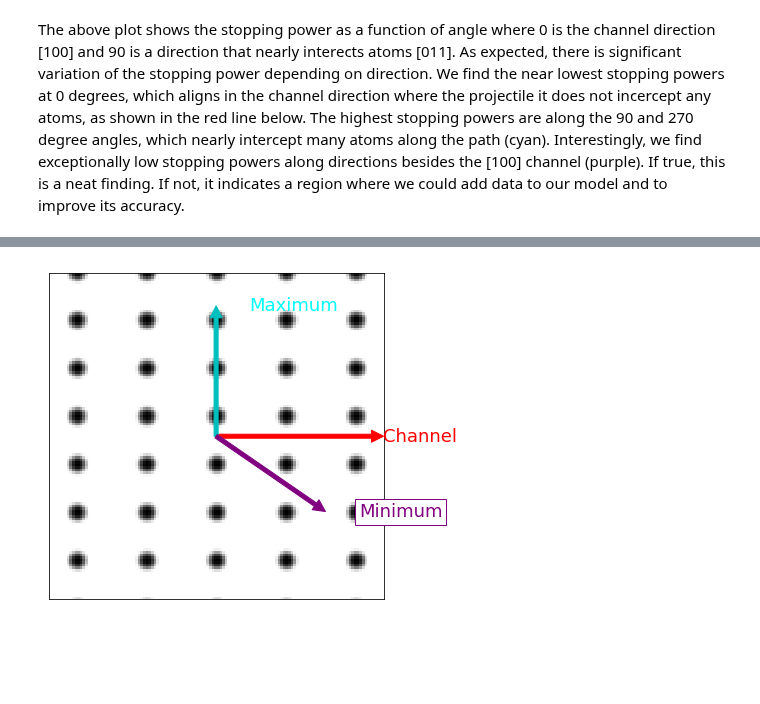
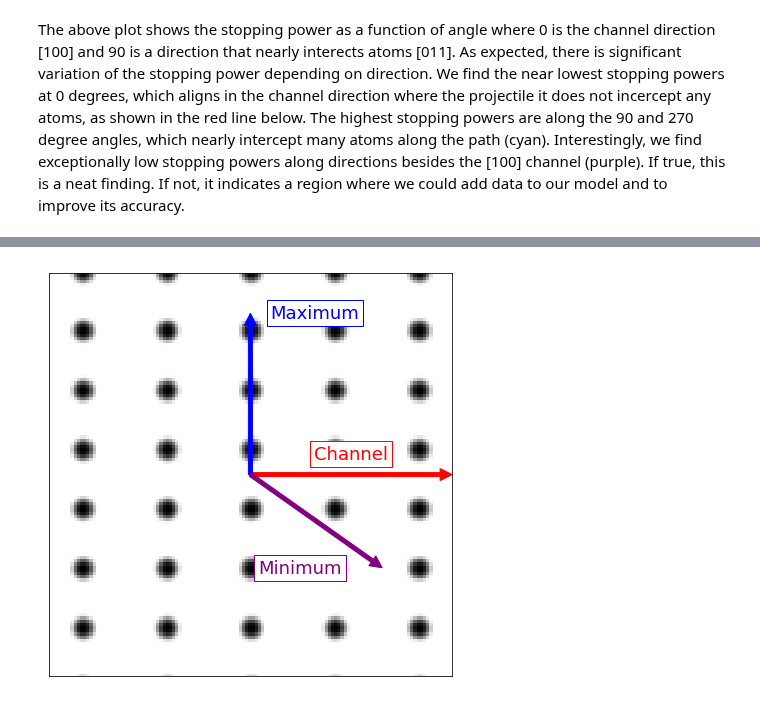
Before and after one commit to globus-labs/stopping-power-ml, a Jupyter notebook: single-velocity/3_evaluate-direction-dependence.ipynb, the cells around one changed output, grey strips where cells are left out. Saved outputs shown, nothing was run; the diff lists cells and outputs as text; code cells hidden in the pictures; blank space fills up the shorter version.

```diff
--- a/single-velocity/3_evaluate-direction-dependence.ipynb
+++ b/single-velocity/3_evaluate-direction-dependence.ipynb
@@ -328,13 +335,13 @@ Maximum number of evaluations: 105
 This chart shows the stopping power as the trajectory moves from the center of the channel to the top of the channel. The stopping power is lowest in the center of the channel and highest at the top (which is along the [100] plane).
 # %%
 fig, ax = plt.subplots(1,3)
-def make_trajectory_plot(ax, center, vec1, vec2, dist=0.4):
+def make_trajectory_plot(ax, center, vec1, vec2, dist=0.4, res=128):
     # Compute the normal vectors
     vec1 = np.array(vec1) / np.linalg.norm(vec1)
     vec2 = np.array(vec2) / np.linalg.norm(vec2)
 
     # Make the grid
-    spacings = np.linspace(-dist, dist, 128)
+    spacings = np.linspace(-dist, dist, res)
     xs, ys = np.meshgrid(spacings, spacings)
     points = np.array([i * vec1 + j * vec2 + center for i,j in zip(xs.flatten(), ys.flatten())])
     points = points % 1
@@ -400,4 +407,5 @@ def generate_directions(max_length=4, vector1=[1,0,0], vector2=[0,1,1]):
     angles = [np.arctan2(np.dot(vector2,d)/np.linalg.norm(vector2),
                          np.dot(vector1,d)/np.linalg.norm(vector1)) for d in dirs]
     return zip(*sorted(zip(dirs,angles), key=lambda x: x[1]))
-dirs, angles = generate_directions(6)
+dirs, angles = generate_directions(4)
+print('Generated {} directions'.format(len(dirs)))
@@ -419,7 +417,8 @@ def get_stopping_power(lattice_vector, traj_computer):
     return traj_computer.compute_stopping_power([0,0.75,0.85], lattice_vector, 1.0, abserr=0.0001,
                                                 hit_threshold=2.5, full_output=1)
 # %%
+%%time
 stopping_power_results = []
-for d in tqdm(dirs, desc='Submitting'):
+for d in dirs:
     stopping_power_results.append(get_stopping_power(d, traj_computer))
 # %% [output]
@@ -427,3 +427,4 @@ for d in tqdm(dirs, desc='Submitting'):
 # %%
-stopping_power_results = [s.result() for s in tqdm(stopping_power_results, desc='Waiting')]
+%%time
+stopping_power_results = [s.result() for s in stopping_power_results]
 # %% [output]
@@ -469,23 +472,25 @@ min_angle, max_angle
 # %%
 fig, ax = plt.subplots()
 
 min_angle_dir = 0.5 + 0.4 * np.array((np.cos(min_angle['angle']), np.sin(min_angle['angle'])))
 max_angle_dir = 0.5 + 0.4 * np.array((np.cos(max_angle['angle']), np.sin(max_angle['angle'])))
 
 make_trajectory_plot(ax, [0,0.75/4,0.85/4], [1,0,0], [0,1,1], 0.6)
 ax.annotate('', xy=(1,0.5), xytext=(0.5,0.5), xycoords='axes fraction',
             textcoords='axes fraction', arrowprops=dict(color='r'))
-ax.text(1, 0.5, 'Channel', color='r', transform=ax.transAxes,
-       fontsize=18, va='center')
+ax.text(0.75, 0.55, 'Channel', color='r', transform=ax.transAxes,
+       fontsize=18, ha='center', va='center', bbox={'facecolor':'w', 'edgecolor':'red'})
 ax.annotate('', xy=max_angle_dir, xytext=(0.5,0.5), xycoords='axes fraction',
-            textcoords='axes fraction', arrowprops=dict(color='c'))
-ax.text(max_angle_dir[0] + 0.1, max_angle_dir[1], 'Maximum', color='cyan', transform=ax.transAxes,
-       fontsize=18, va='center', ha='left')
+            textcoords='axes fraction', arrowprops=dict(color='blue'))
+ax.text(max_angle_dir[0] + 0.05, max_angle_dir[1], 'Maximum', color='blue', transform=ax.transAxes,
+       fontsize=18, va='center', ha='left', bbox={'facecolor':'w', 'edgecolor':'blue'})
 ax.annotate('', xy=min_angle_dir, xytext=(0.5,0.5), xycoords='axes fraction',
             textcoords='axes fraction', arrowprops=dict(color='purple'))
-ax.text(min_angle_dir[0] + 0.1, min_angle_dir[1], 'Minimum', color='purple', transform=ax.transAxes,
-       fontsize=18, va='center', ha='left', bbox={'facecolor':'w', 'edgecolor':'purple'})
+ax.text(min_angle_dir[0] - 0.1, min_angle_dir[1], 'Minimum', color='purple', transform=ax.transAxes,
+       fontsize=18, va='center', ha='right', bbox={'facecolor':'w', 'edgecolor':'purple'})
 
 fig.set_size_inches(6, 6)
+fig.tight_layout()
+fig.savefig(os.path.join('figures', 'rotation-110-density-plot.png'), dpi=320)
 # %% [output]
-[figure, old version]
+[figure, new version]
```
Also changed, not shown: parts of 18 cells of this notebook, 7 other files.
